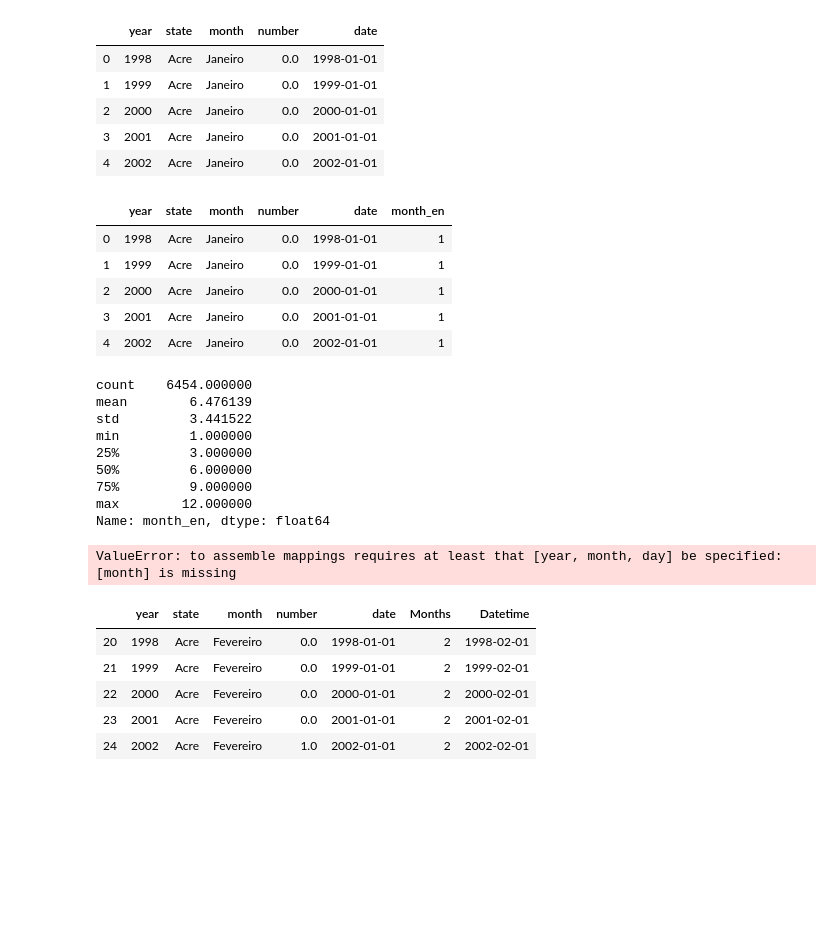
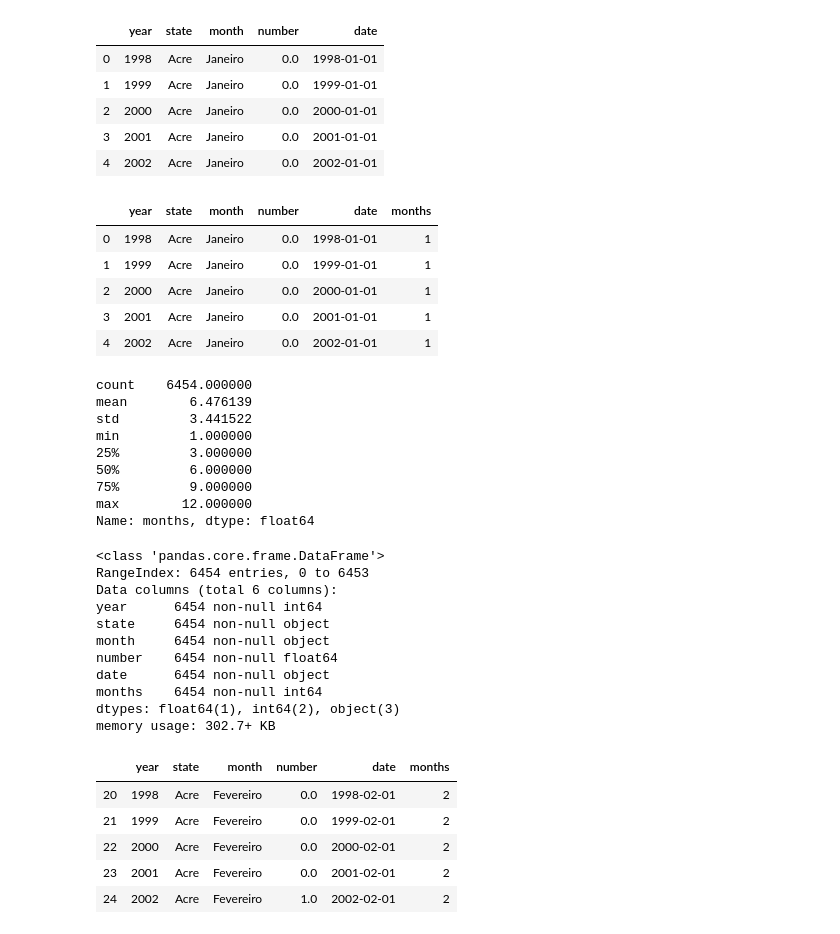
Before and after one commit to aczimermate/HomeProject, a Jupyter notebook: fire_brazil_eda.ipynb, the cells around one changed output. Cells and saved outputs as stored; diff of their text form; code cells hidden in the pictures; blank space fills up the shorter version.

Commit message:
visualize data - scatter plot

```diff
--- a/fire_brazil_eda.ipynb
+++ b/fire_brazil_eda.ipynb
@@ -100,19 +100,19 @@ month_list_en = []
 month_list_pt = list(df.month)
 for mon in month_list_pt:
     month_list_en.append(convert_months(mon))
-df['month_en'] = month_list_en
+df['months'] = month_list_en
 # %%
 df.head()
 # Now, we have a column with integer values representing months.
 # %% [output]
-|  | year | state | month | number | date | month_en |
+|  | year | state | month | number | date | months |
 | 0 | 1998 | Acre | Janeiro | 0.0 | 1998-01-01 | 1 |
 | 1 | 1999 | Acre | Janeiro | 0.0 | 1999-01-01 | 1 |
 | 2 | 2000 | Acre | Janeiro | 0.0 | 2000-01-01 | 1 |
 | 3 | 2001 | Acre | Janeiro | 0.0 | 2001-01-01 | 1 |
 | 4 | 2002 | Acre | Janeiro | 0.0 | 2002-01-01 | 1 |
 # %%
-df.month_en.describe()
+df.months.describe()
 # %% [output]
 count    6454.000000
 mean        6.476139
@@ -122,19 +122,31 @@ min         1.000000
 50%         6.000000
 75%         9.000000
 max        12.000000
-Name: month_en, dtype: float64
+Name: months, dtype: float64
+# %%
+df.info()
+# %% [output]
+<class 'pandas.core.frame.DataFrame'>
+RangeIndex: 6454 entries, 0 to 6453
+Data columns (total 6 columns):
+year      6454 non-null int64
+state     6454 non-null object
+month     6454 non-null object
+number    6454 non-null float64
+date      6454 non-null object
+months    6454 non-null int64
+dtypes: float64(1), int64(2), object(3)
+memory usage: 302.7+ KB
 # %%
-df['date'] = pd.to_datetime(df[['year', 'month_en']].assign(Day=1))
+df['date'] = pd.to_datetime(df.year.astype(str) + '-' + df.months.astype(str))
-# %% [output]
-ValueError: to assemble mappings requires at least that [year, month, day] be specified: [month] is missing
 # %%
-df[df.month_en != 1].head()
+df[df.months != 1].head()
 # %% [output]
-|  | year | state | month | number | date | Months | Datetime |
-| 20 | 1998 | Acre | Fevereiro | 0.0 | 1998-01-01 | 2 | 1998-02-01 |
-| 21 | 1999 | Acre | Fevereiro | 0.0 | 1999-01-01 | 2 | 1999-02-01 |
-| 22 | 2000 | Acre | Fevereiro | 0.0 | 2000-01-01 | 2 | 2000-02-01 |
-| 23 | 2001 | Acre | Fevereiro | 0.0 | 2001-01-01 | 2 | 2001-02-01 |
-| 24 | 2002 | Acre | Fevereiro | 1.0 | 2002-01-01 | 2 | 2002-02-01 |
+|  | year | state | month | number | date | months |
+| 20 | 1998 | Acre | Fevereiro | 0.0 | 1998-02-01 | 2 |
+| 21 | 1999 | Acre | Fevereiro | 0.0 | 1999-02-01 | 2 |
+| 22 | 2000 | Acre | Fevereiro | 0.0 | 2000-02-01 | 2 |
+| 23 | 2001 | Acre | Fevereiro | 0.0 | 2001-02-01 | 2 |
+| 24 | 2002 | Acre | Fevereiro | 1.0 | 2002-02-01 | 2 |
 # %%
 #Let's group by on the new date column
```
Also changed, not shown: parts of 12 cells of this notebook.
